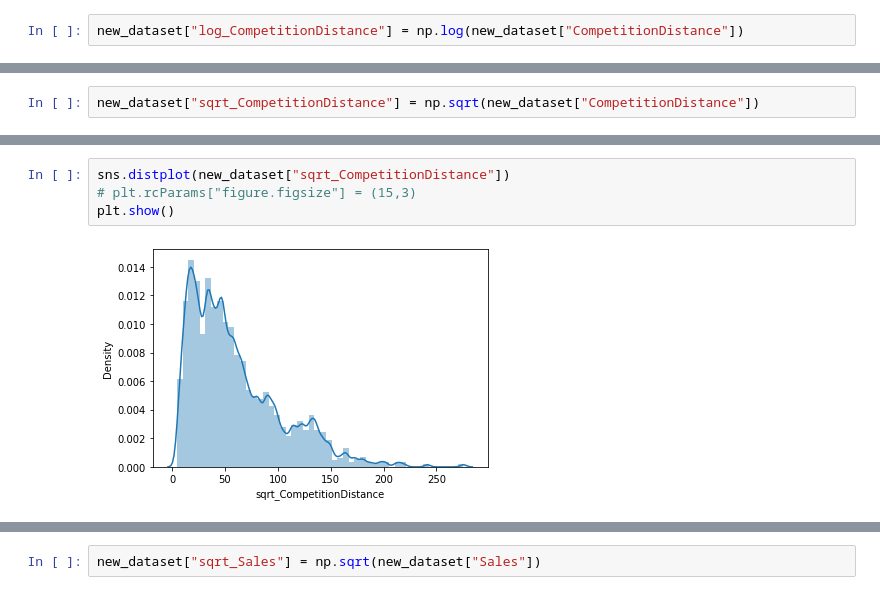
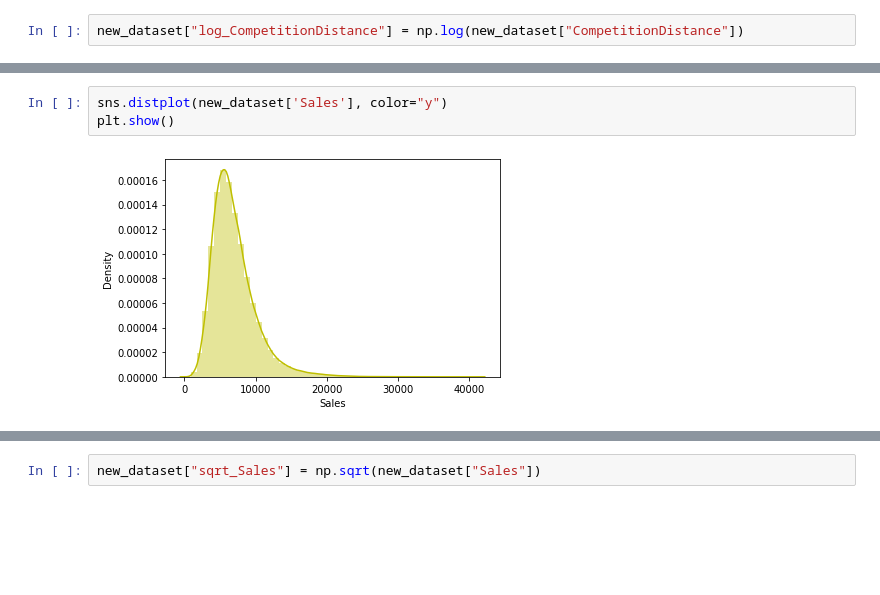
Before and after one commit to saumyadash9/Saumya-Dash-Rossmann-Sales-Prediction---Capstone-Project.ipynb, a Jupyter notebook: Saumya_Dash_Rossmann_Sales_Prediction_Capstone_Project.ipynb, the cells around one changed output, grey strips where cells are left out. Saved outputs shown, nothing was run; the diff lists cells and outputs as text; blank space fills up the shorter version.

```diff
--- a/Saumya_Dash_Rossmann_Sales_Prediction_Capstone_Project.ipynb
+++ b/Saumya_Dash_Rossmann_Sales_Prediction_Capstone_Project.ipynb
@@ -443,2 +499,0 @@ plt.show()
-# %%
-new_dataset["sqrt_CompetitionDistance"] = np.sqrt(new_dataset["CompetitionDistance"])
@@ -445,6 +502,5 @@ new_dataset["sqrt_CompetitionDistance"] = np.sqrt(new_dataset["CompetitionDistan
 # %%
-sns.distplot(new_dataset["sqrt_CompetitionDistance"])
-# plt.rcParams["figure.figsize"] = (15,3)
+sns.distplot(new_dataset['Sales'], color="y")
 plt.show()
 # %% [output]
-[figure, old version]
+[figure, new version]
```
Also changed, not shown: parts of 162 cells of this notebook.
